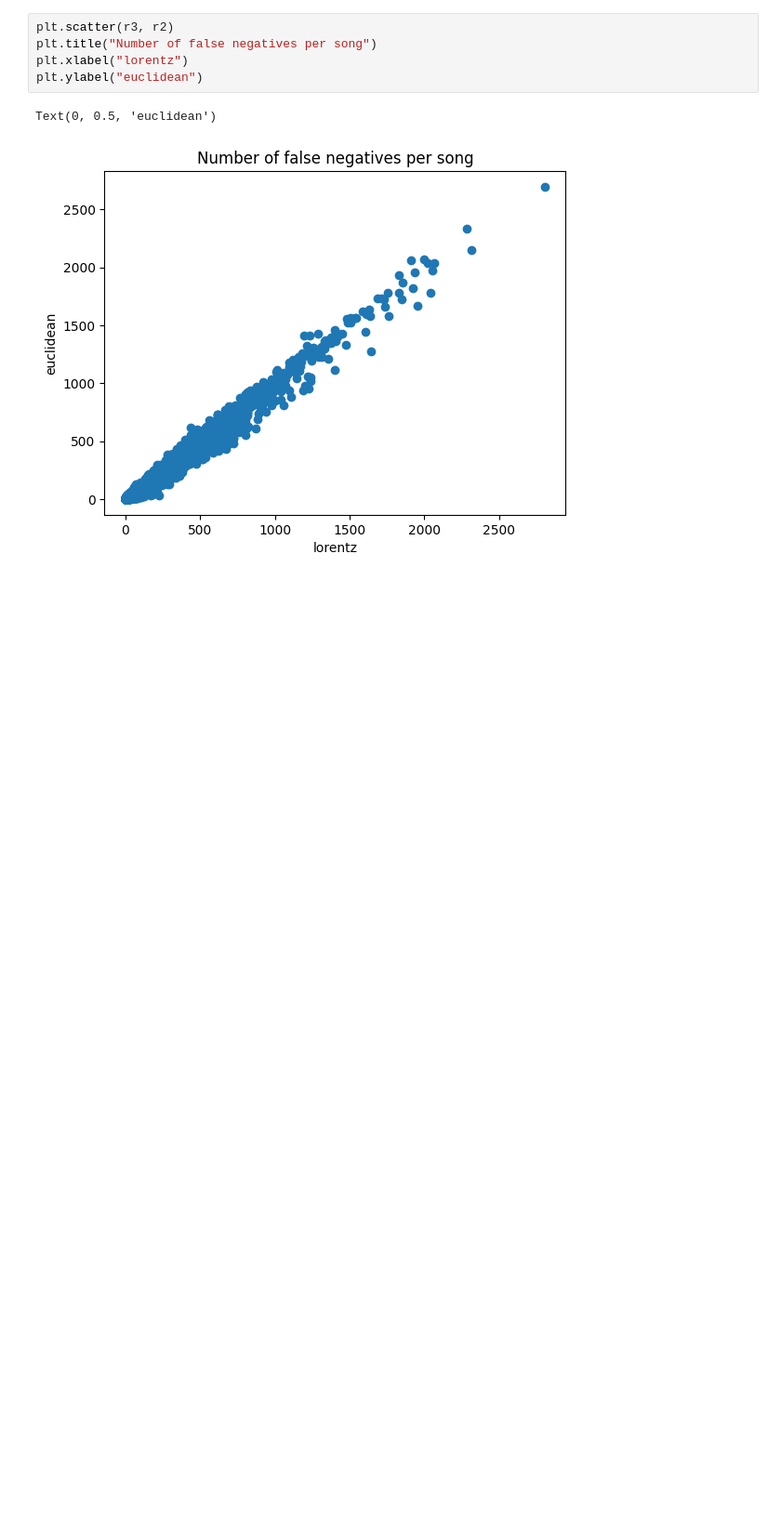
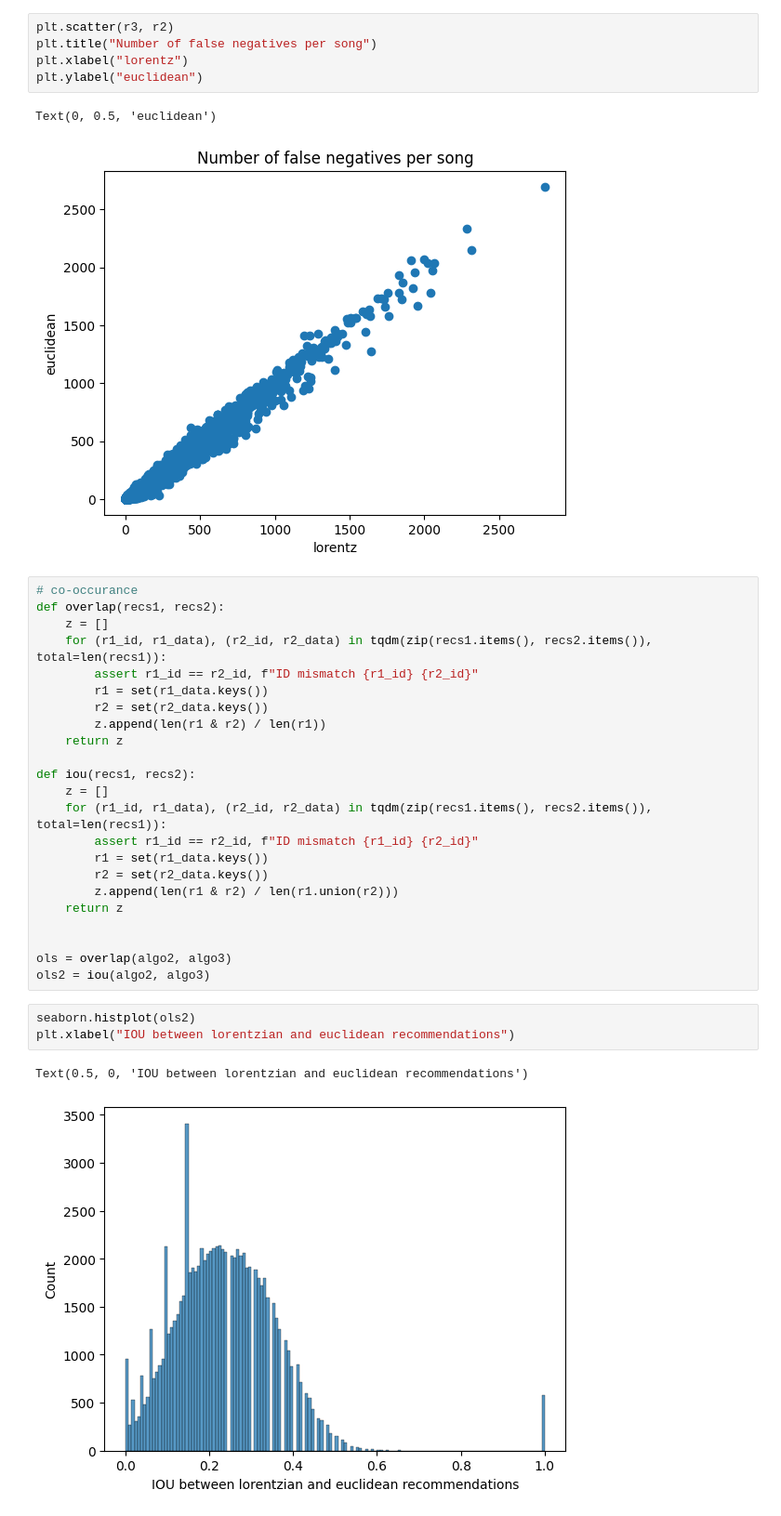
Before and after one commit to ricsi98/million-playlists, a Jupyter notebook: notebooks/StatHW.ipynb, the cells around one changed output. Shown at 93% size. Cells and saved outputs as stored; diff of their text form; blank space fills up the shorter version.

```diff
--- a/notebooks/StatHW.ipynb
+++ b/notebooks/StatHW.ipynb
@@ -257,3 +259,32 @@ plt.ylabel("euclidean")
 # %% [output]
 Text(0, 0.5, 'euclidean')
 [figure]
+# %%
+# co-occurance
+def overlap(recs1, recs2):
+    z = []
+    for (r1_id, r1_data), (r2_id, r2_data) in tqdm(zip(recs1.items(), recs2.items()), total=len(recs1)):
+        assert r1_id == r2_id, f"ID mismatch {r1_id} {r2_id}"
+        r1 = set(r1_data.keys())
+        r2 = set(r2_data.keys())
+        z.append(len(r1 & r2) / len(r1))
+    return z
+
+def iou(recs1, recs2):
+    z = []
+    for (r1_id, r1_data), (r2_id, r2_data) in tqdm(zip(recs1.items(), recs2.items()), total=len(recs1)):
+        assert r1_id == r2_id, f"ID mismatch {r1_id} {r2_id}"
+        r1 = set(r1_data.keys())
+        r2 = set(r2_data.keys())
+        z.append(len(r1 & r2) / len(r1.union(r2)))
+    return z
+
+
+ols = overlap(algo2, algo3)
+ols2 = iou(algo2, algo3)
+# %%
+seaborn.histplot(ols2)
+plt.xlabel("IOU between lorentzian and euclidean recommendations")
+# %% [output]
+Text(0.5, 0, 'IOU between lorentzian and euclidean recommendations')
+[figure, added]
```
Also changed, not shown: parts of 1 cell of this notebook.
